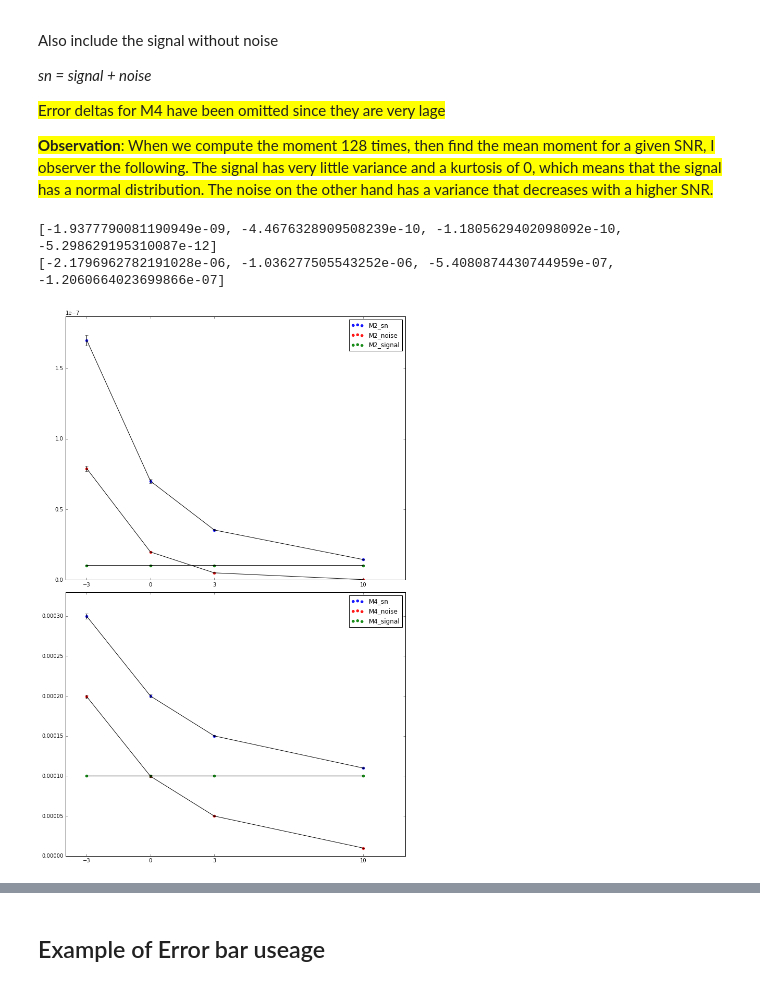
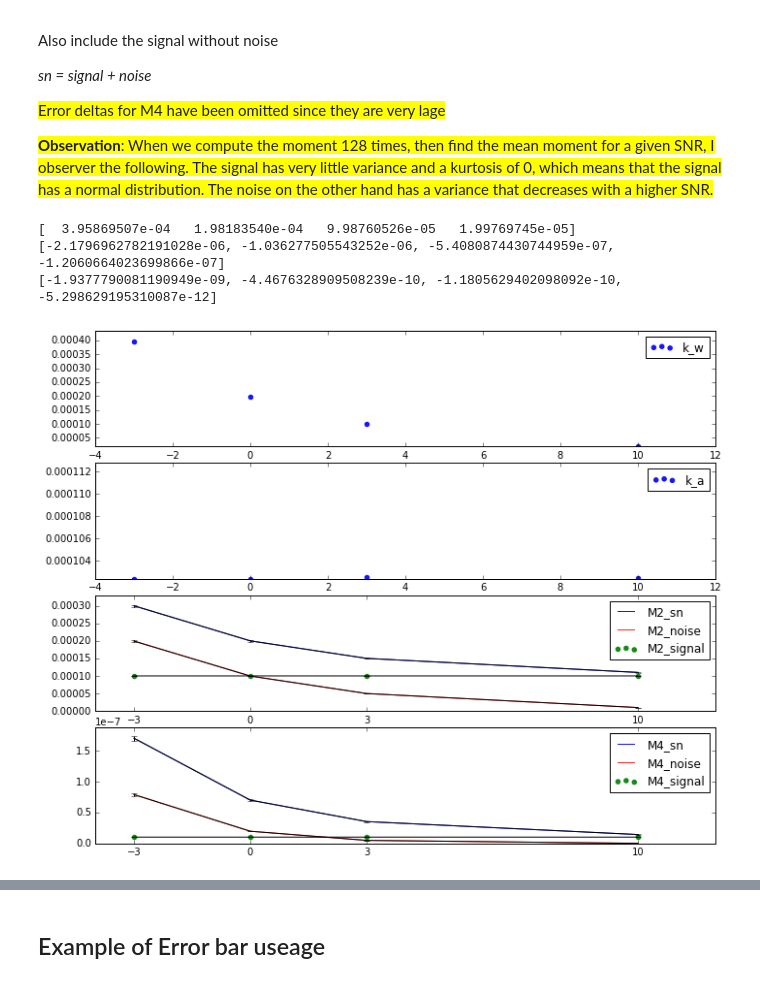
Before and after one commit to rollingcoconut/RadioML, a Jupyter notebook: Detecting_Users_psk_samps_pickled.ipynb, the cells around one changed output, grey strips where cells are left out. Saved outputs shown, nothing was run; the diff lists cells and outputs as text; code cells hidden in the pictures.

```diff
--- a/Detecting_Users_psk_samps_pickled.ipynb
+++ b/Detecting_Users_psk_samps_pickled.ipynb
@@ -252,17 +259,26 @@ Also include the signal without noise
 # %%
 snrlist = [-3,0,3,10]
 
-f3, axtuple3 = plt.subplots(2,1,  figsize=(10, 15)) # right only only  provide subplots for M2,M4, axtuple3[0], axtuple3[1]
+f3, axtuple3 = plt.subplots(4,1,  figsize=(10, 15)) # right only only  provide subplots for M2,M4, axtuple3[0], axtuple3[1]
 no_trials=128
 no_data=1024
 
 
-shape_fn(compute_M2, no_data=no_data,plot=axtuple3[0], shapeFn_name="M2")
-shape_fn(compute_M4, no_data=no_data,plot=axtuple3[1], shapeFn_name="M4")
+#k_a =compute_kurtosis(no_data,plot=None,type="k_a")
+k_w =compute_k_w(no_data)
+plot_shape_fn(compute_k_w, no_data,plot=axtuple3[0],shapeFn_name="k_w")
+plot_shape_fn(compute_k_a, no_data,plot=axtuple3[1],shapeFn_name="k_a")
+##print(k_a)
+print(k_w)
+
+
+plot_shape_fn(compute_M2, no_data=no_data,plot=axtuple3[2], shapeFn_name="M2")
+plot_shape_fn(compute_M4, no_data=no_data,plot=axtuple3[3], shapeFn_name="M4")
 
 plt.tight_layout()
 plt.subplots_adjust(bottom=0.5) # use a lower number to make more vertical space
 # %% [output]
+[  3.95869507e-04   1.98183540e-04   9.98760526e-05   1.99769745e-05]
+[-2.1796962782191028e-06, -1.036277505543252e-06, -5.4080874430744959e-07, -1.2060664023699866e-07]
 [-1.9377790081190949e-09, -4.4676328909508239e-10, -1.1805629402098092e-10, -5.298629195310087e-12]
-[-2.1796962782191028e-06, -1.036277505543252e-06, -5.4080874430744959e-07, -1.2060664023699866e-07]
-[figure, old version]
+[figure, new version]
```
Also changed, not shown: parts of 5 cells of this notebook.
